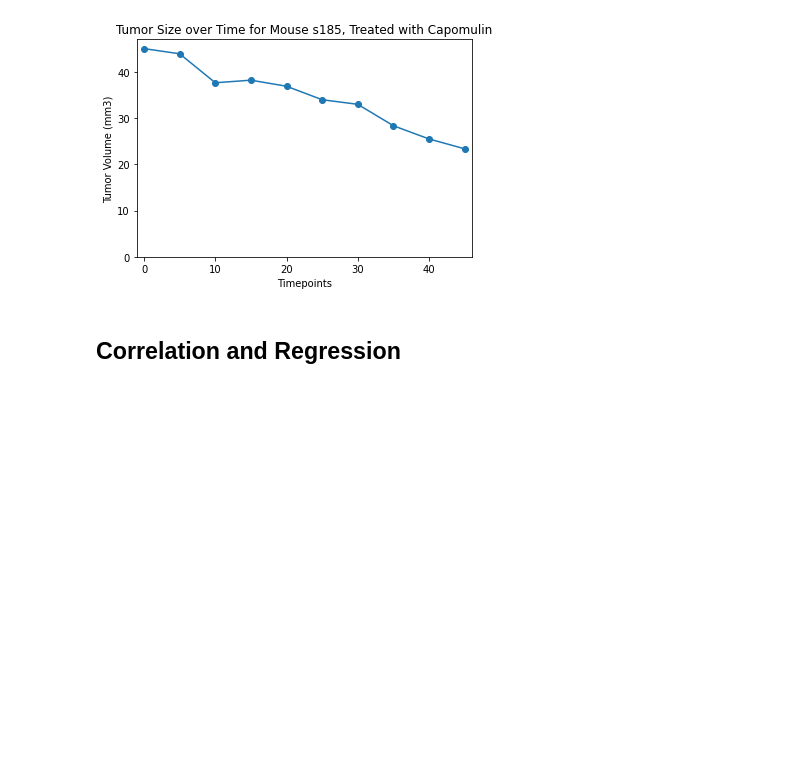
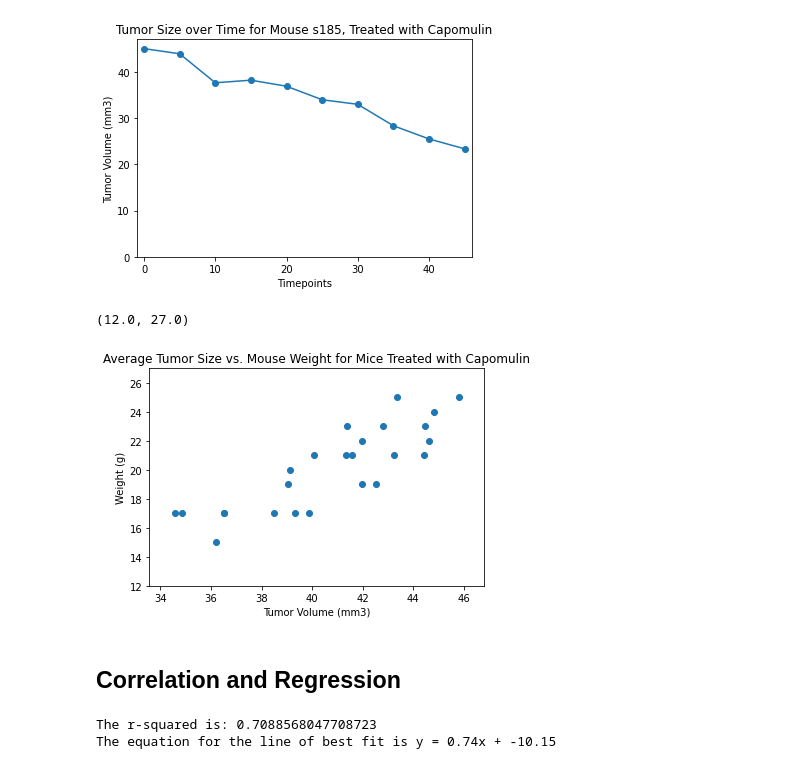
Before and after one commit to ermcgrew/matplotlib_challenge, a Jupyter notebook: Pymaceuticals/main.ipynb, the cells around one changed output. Saved outputs shown, nothing was run; the diff lists cells and outputs as text; code cells hidden in the pictures; blank space fills up the shorter version.

Commit message:
scatter plot and correlation and regression done

```diff
--- a/Pymaceuticals/main.ipynb
+++ b/Pymaceuticals/main.ipynb
@@ -263,8 +268,38 @@ plt.ylim(0, max(y_data) + 2)
 [figure]
 # %%
 # Generate a scatter plot of average tumor volume vs. mouse weight for the Capomulin regimen
+# %%
+#get all mouse data for Capomulin
+all_capo_mice = mouse_study_nodupes_df.loc[mouse_study_nodupes_df["Drug Regimen"] == "Capomulin", :]
+
+#group by mouse ID, avergae Tumor Vol per mouse and copy weight
+capo_weight_vol = all_capo_mice.groupby(["Mouse ID"]).agg({"Tumor Volume (mm3)": "mean", "Weight (g)": "first"})
+
+#save columns for plotting
+x_axis_data = capo_weight_vol["Tumor Volume (mm3)"]
+y_axis_data = capo_weight_vol["Weight (g)"]
+
+#plot data
+plt.scatter(x_axis_data, y_axis_data)
+plt.title(f"Average Tumor Size vs. Mouse Weight for Mice Treated with Capomulin")
+plt.xlabel("Tumor Volume (mm3)")
+plt.ylabel("Weight (g)")
+plt.xlim(min(x_axis_data) - 1, max(x_axis_data) + 1)
+plt.ylim(12, max(y_axis_data) + 2)
+# %% [output]
+(12.0, 27.0)
+[figure, added]
 # %% [markdown]
 ## Correlation and Regression
 # %%
 # Calculate the correlation coefficient and linear regression model
 # for mouse weight and average tumor volume for the Capomulin regimen
+(slope, intercept, rvalue, pvalue, stderr) = linregress(x_axis_data, y_axis_data)
+regress_values = x_axis_data * slope + intercept
+line_eq = "y = " + str(round(slope,2)) + "x + " + str(round(intercept,2))
+
+print(f"The r-squared is: {rvalue**2}")
+print(f"The equation for the line of best fit is {line_eq}")
+# %% [output]
+The r-squared is: 0.7088568047708723
+The equation for the line of best fit is y = 0.74x + -10.15
```
Also changed, not shown: parts of 7 cells of this notebook.
